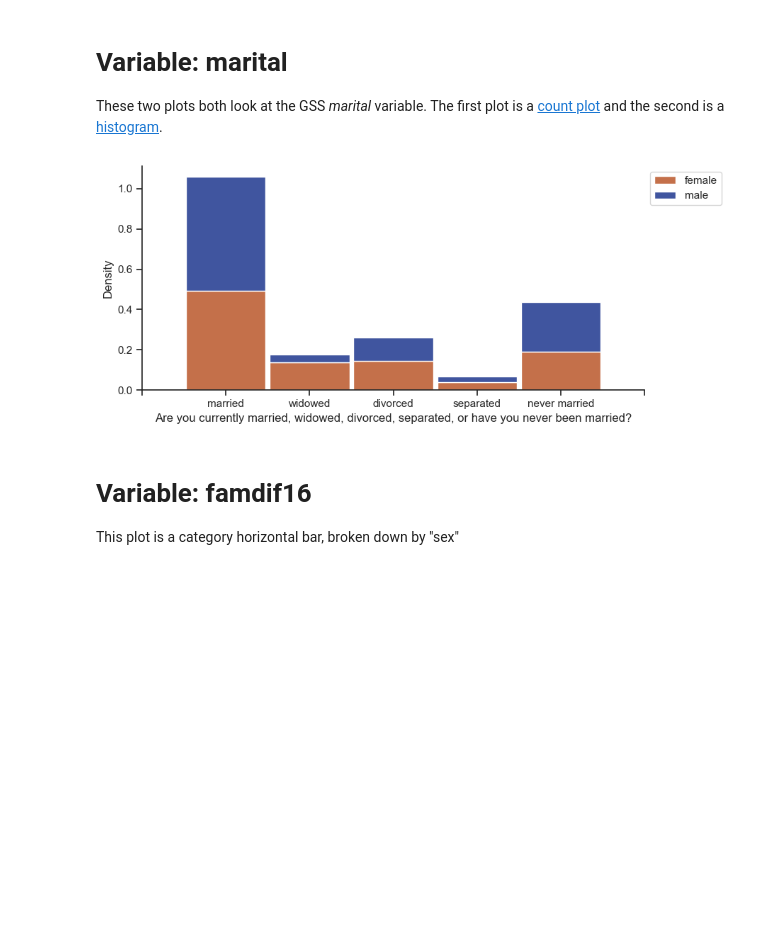
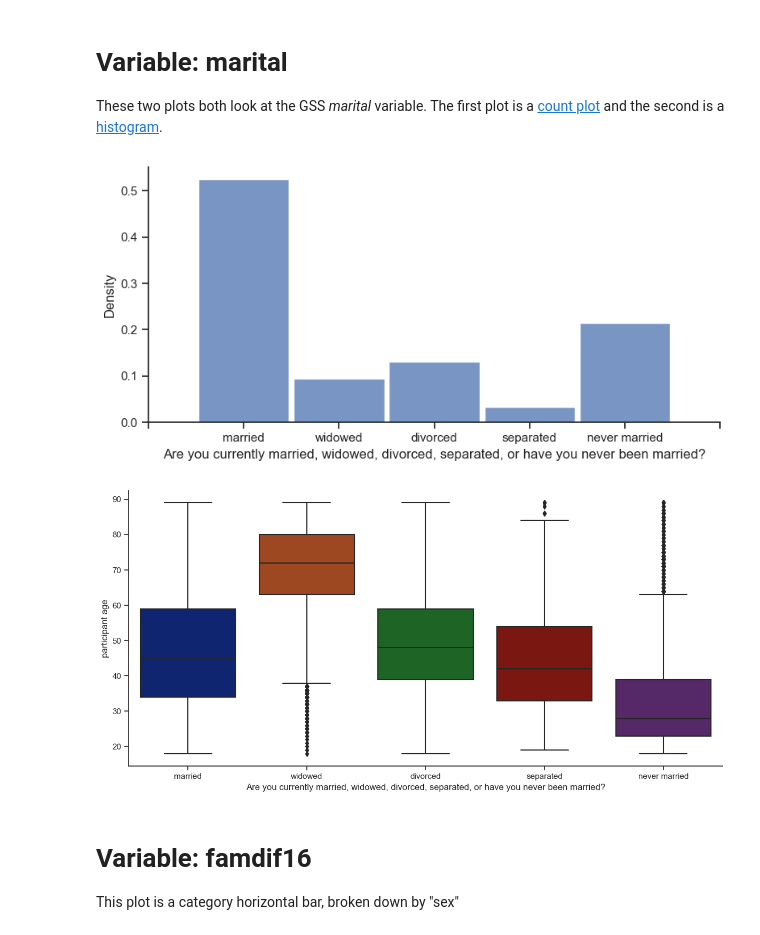
Before and after one commit to CulleyHarrelson/GeneralSocialSurvey, a Jupyter notebook: GSS - Divorce.ipynb, the cells around one changed output. Drawn from its saved outputs; the diff is of its cells as text; code cells hidden in the pictures; blank space fills up the shorter version.

```diff
--- a/GSS - Divorce.ipynb
+++ b/GSS - Divorce.ipynb
@@ -40,37 +40,59 @@ labels2 = ['',
           'married',
           'widowed',
           'divorced',
           'separated',
           'never married',
           '']
 
 #sns.color_palette('pastel')
 
 p = sns.displot(
     data=gss,
     kind="hist",
     x="marital",
-    hue="sex",
+    #hue="sex",
     multiple="stack",
-    palette='dark',
+    #palette='dark',
     discrete=True,
     height=4,
     aspect=2,
     legend=False,
     shrink=.95,
     stat="density",
     common_norm=False
 )
 p.set_xticklabels(labels2)
 p.set_xlabels(t)
 
 
-plt.legend(labels=['female', 'male'], loc = 2, bbox_to_anchor = (1,1))
+#plt.legend(labels=['female', 'male'], loc = 2, bbox_to_anchor = (1,1))
 
 plt.draw()
 warnings.filterwarnings("ignore")
+
+labels = ['married',
+          'widowed',
+          'divorced',
+          'separated',
+          'never married']
+
+h = sns.catplot(
+    data=gss,
+    x="marital",
+    y="age",
+    palette='dark',
+    kind="box",
+    height=6,
+    aspect=2,
+)
+
+h.set_xticklabels(labels)
+h.set_xlabels(t)
+h.set_ylabels('participant age')
+plt.draw()
 # %% [output]
-[figure, old version]
+[figure, new version]
+[figure, added]
 # %% [markdown]
 # Variable: famdif16
 
```
Also changed, not shown: parts of 3 cells of this notebook.
